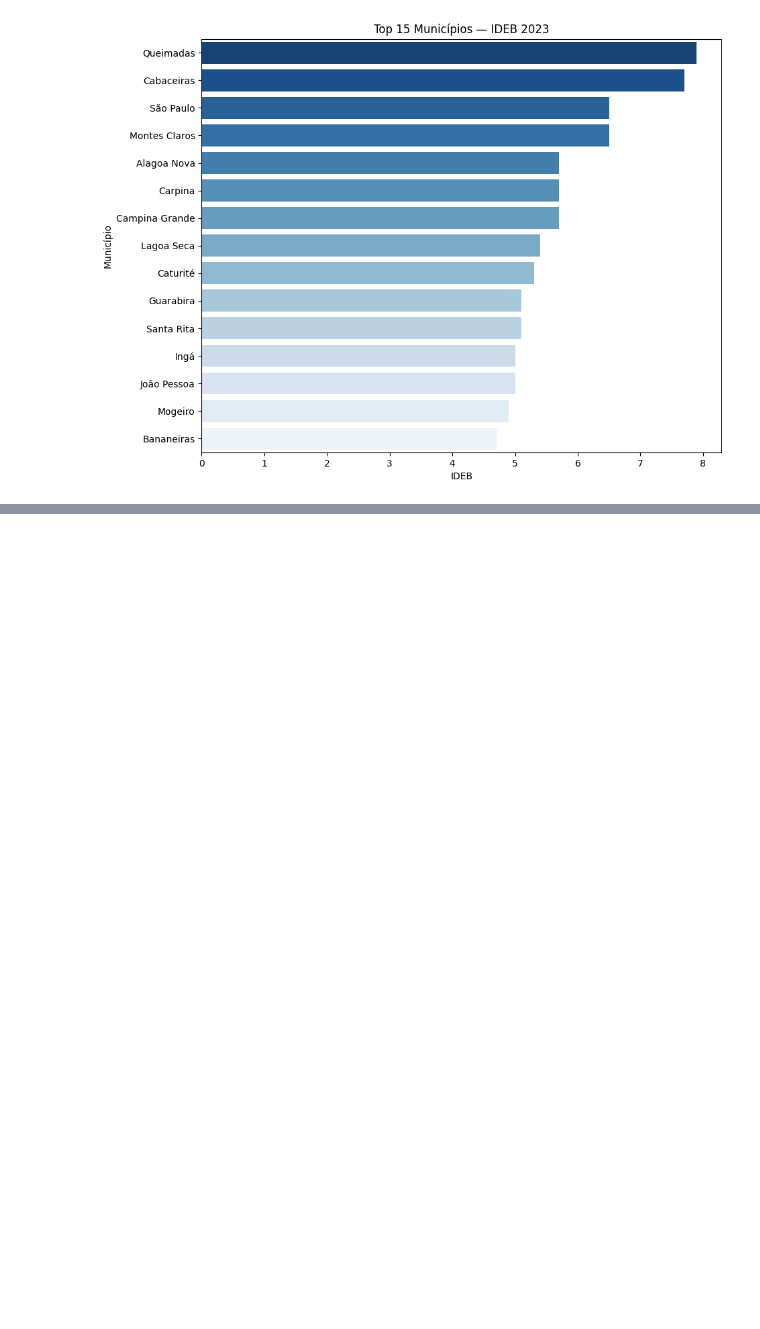
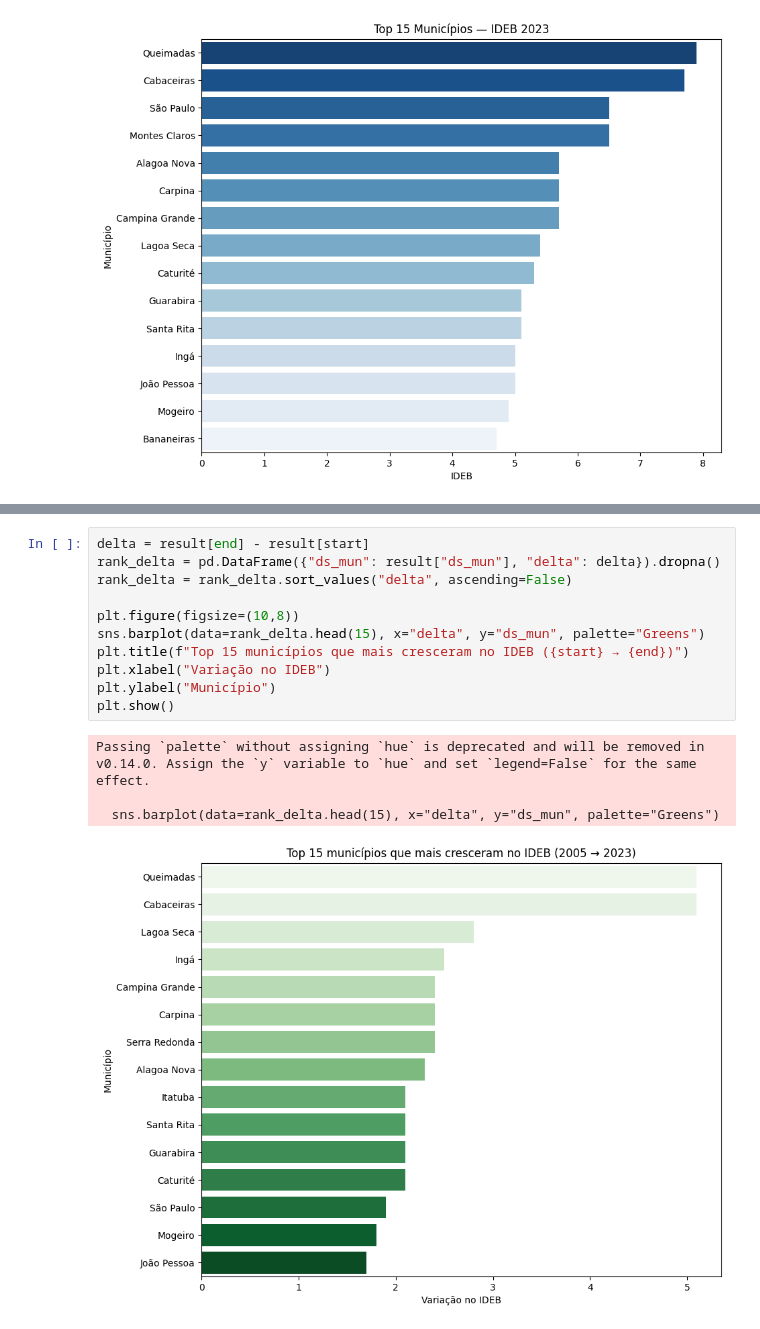
Before and after one commit to ryannfelix/Instituto-Alpargatas, a Jupyter notebook: src/Relatorio.ipynb, the cells around one changed output, grey strips where cells are left out. Cells and saved outputs as stored; diff of their text form; blank space fills up the shorter version.

```diff
--- a/src/Relatorio.ipynb
+++ b/src/Relatorio.ipynb
@@ -405,0 +417,16 @@ Passing `palette` without assigning `hue` is deprecated and will be removed in v
+# %%
+delta = result[end] - result[start]
+rank_delta = pd.DataFrame({"ds_mun": result["ds_mun"], "delta": delta}).dropna()
+rank_delta = rank_delta.sort_values("delta", ascending=False)
+
+plt.figure(figsize=(10,8))
+sns.barplot(data=rank_delta.head(15), x="delta", y="ds_mun", palette="Greens")
+plt.title(f"Top 15 municípios que mais cresceram no IDEB ({start} → {end})")
+plt.xlabel("Variação no IDEB")
+plt.ylabel("Município")
+plt.show()
+# %% [output]
+Passing `palette` without assigning `hue` is deprecated and will be removed in v0.14.0. Assign the `y` variable to `hue` and set `legend=False` for the same effect.
+
+  sns.barplot(data=rank_delta.head(15), x="delta", y="ds_mun", palette="Greens")
+[figure, added]
```
Also changed, not shown: parts of 1 cell of this notebook.
